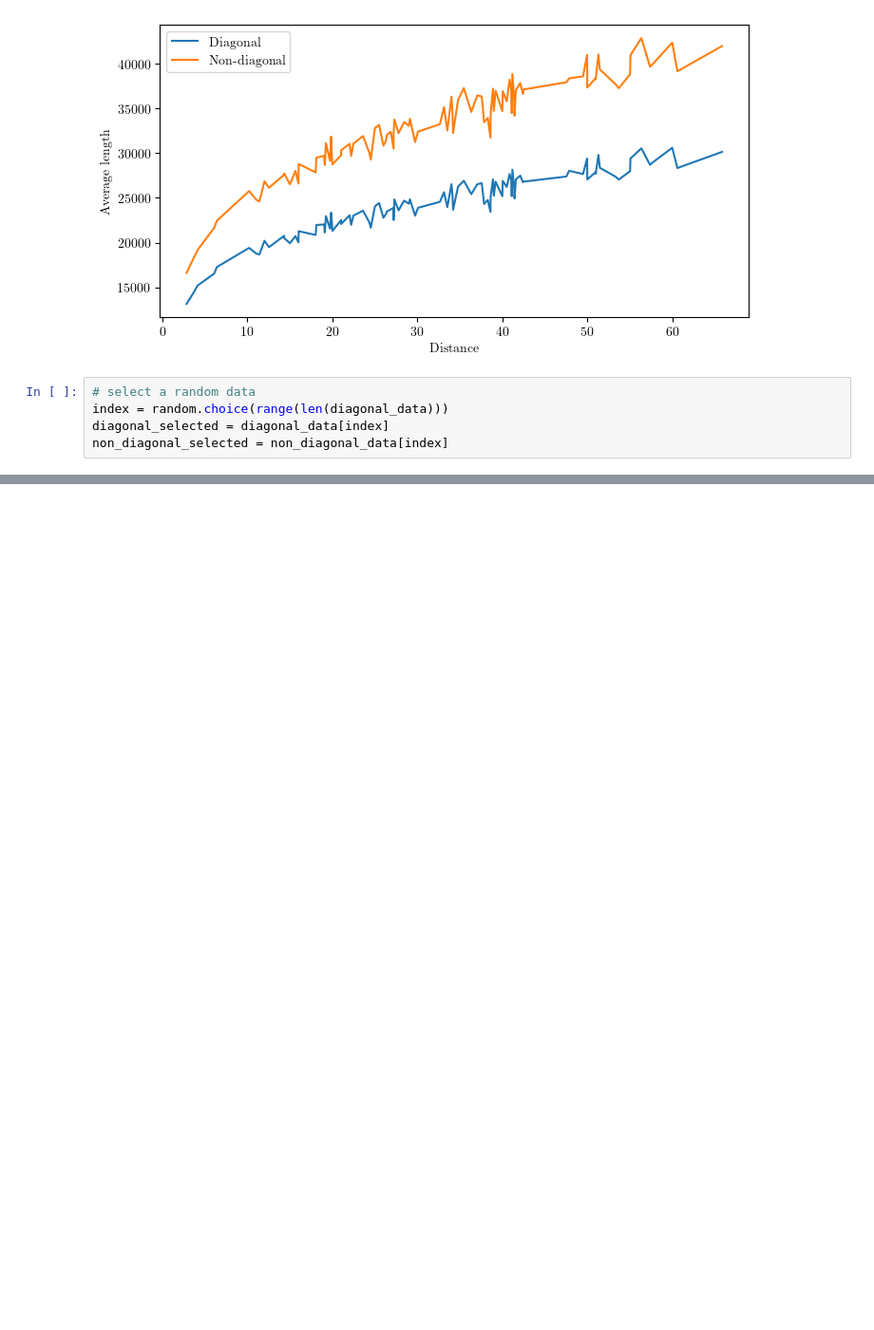
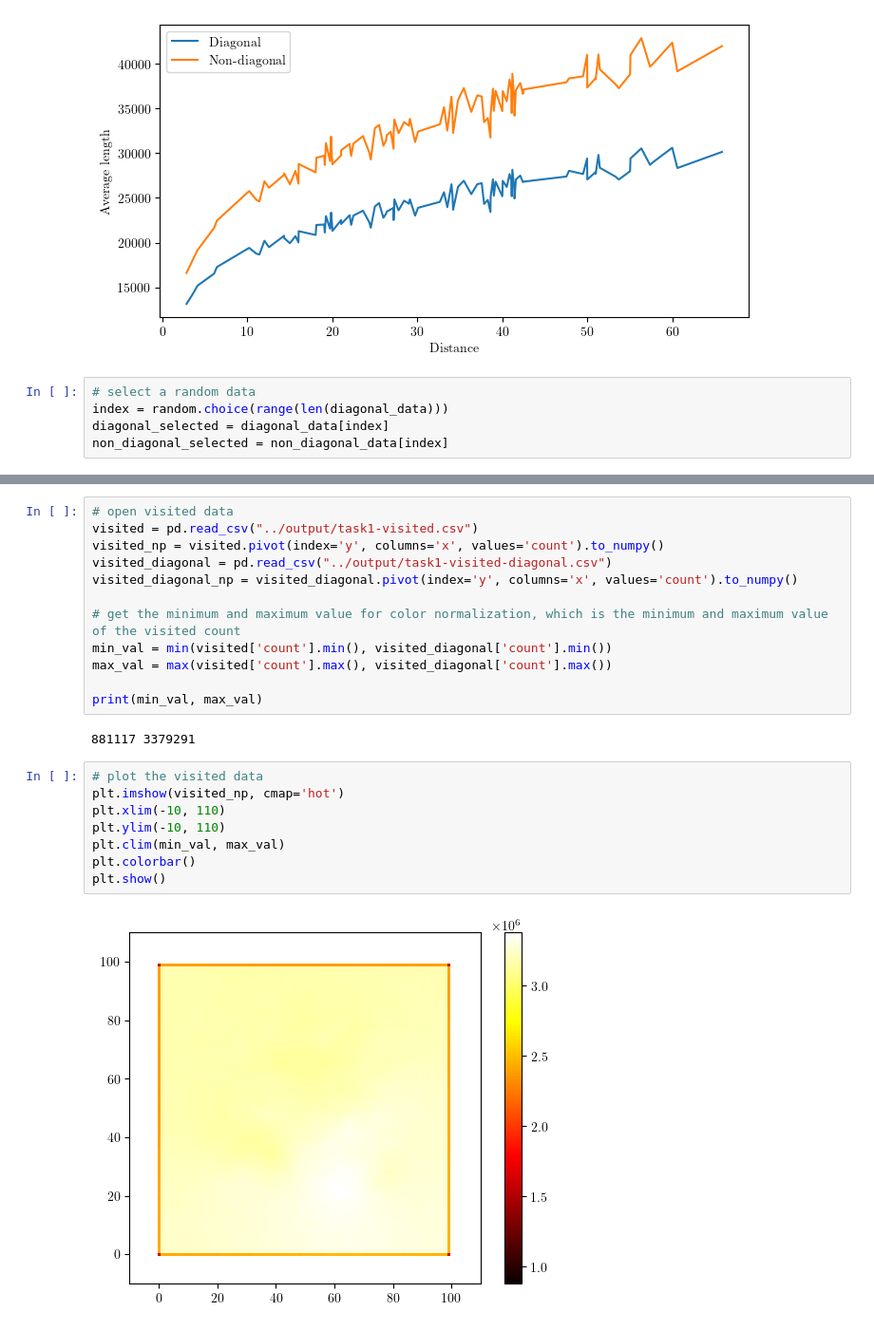
Before and after one commit to NathanRignall/cellular-automata-acw, a Jupyter notebook: automata/plots/task1.ipynb, the cells around one changed output, grey strips where cells are left out. Shown: that part at 95% size. Saved outputs shown, nothing was run; the diff lists cells and outputs as text; blank space fills up the shorter version.

```diff
--- a/automata/plots/task1.ipynb
+++ b/automata/plots/task1.ipynb
@@ -138,0 +140,24 @@ plt.show()
+# %%
+# open visited data
+visited = pd.read_csv("../output/task1-visited.csv")
+visited_np = visited.pivot(index='y', columns='x', values='count').to_numpy()
+visited_diagonal = pd.read_csv("../output/task1-visited-diagonal.csv")
+visited_diagonal_np = visited_diagonal.pivot(index='y', columns='x', values='count').to_numpy()
+
+# get the minimum and maximum value for color normalization, which is the minimum and maximum value of the visited count
+min_val = min(visited['count'].min(), visited_diagonal['count'].min())
+max_val = max(visited['count'].max(), visited_diagonal['count'].max())
+
+print(min_val, max_val)
+# %% [output]
+881117 3379291
+# %%
+# plot the visited data
+plt.imshow(visited_np, cmap='hot')
+plt.xlim(-10, 110)
+plt.ylim(-10, 110)
+plt.clim(min_val, max_val)
+plt.colorbar()
+plt.show()
+# %% [output]
+[figure, added]
```
Also changed, not shown: parts of 7 cells of this notebook, 1 other file.
